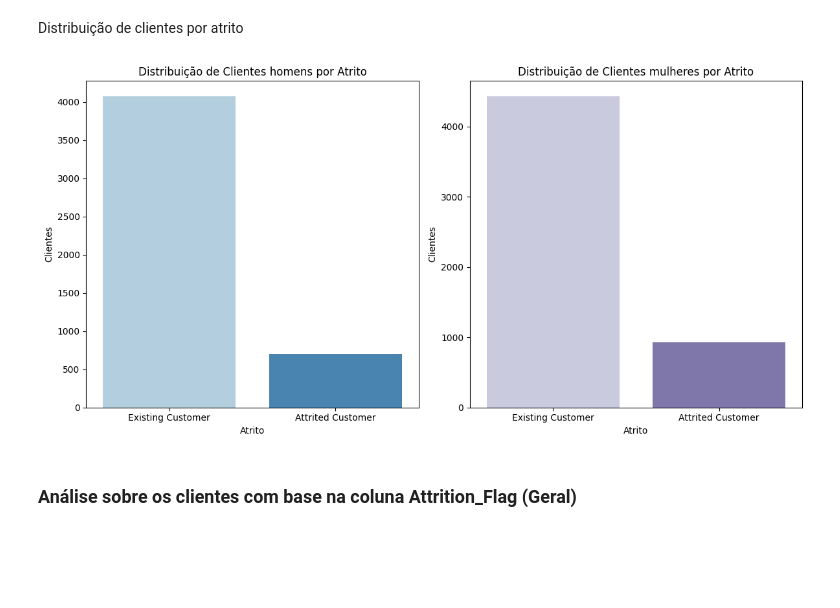
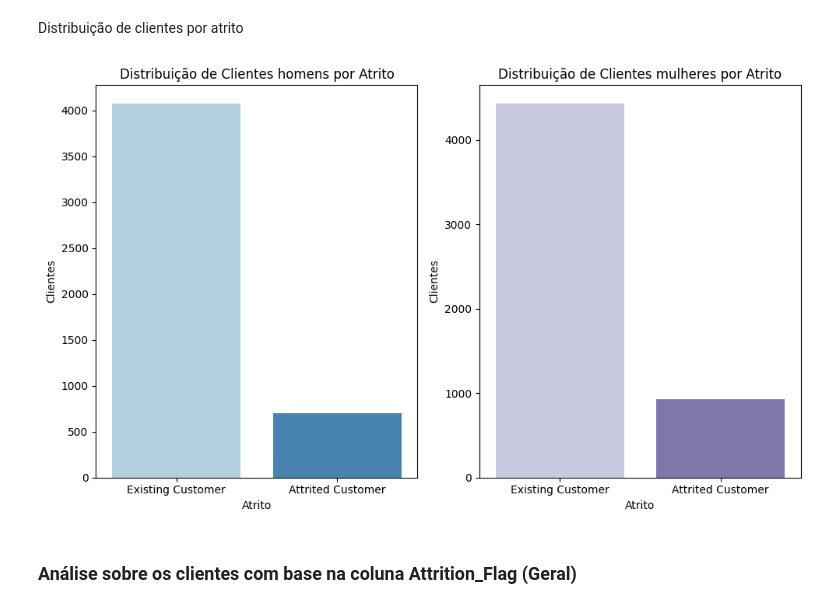
Before and after one commit to GiovanaCardosoTech/Trabalho-de-Estatist-ca, a Jupyter notebook: TrabalhoEstatistica.ipynb, the cells around one changed output. Drawn from its saved outputs; the diff is of its cells as text; code cells hidden in the pictures; blank space fills up the shorter version.

```diff
--- a/TrabalhoEstatistica.ipynb
+++ b/TrabalhoEstatistica.ipynb
@@ -129,27 +129,27 @@ plt.show()
 Distribuição de clientes por atrito
 # %%
 # Criar histogramas
-plt.figure(figsize=(12, 6))
+plt.figure(figsize=(10, 6))
 
 # Criando o primeiro subplot
 plt.subplot(1, 2, 1)
 sns.countplot(data=df_homens, x='Attrition_Flag', hue='Attrition_Flag', palette='Blues')
 plt.title('Distribuição de Clientes homens por Atrito')
 plt.xlabel('Atrito')
 plt.ylabel('Clientes')
 
 # Criando o segundo subplot
 plt.subplot(1, 2, 2)
 sns.countplot(data=df_mulheres, x='Attrition_Flag', hue='Attrition_Flag', palette='Purples')
 plt.title('Distribuição de Clientes mulheres por Atrito')
 plt.xlabel('Atrito')
 plt.ylabel('Clientes')
 
 # Mostrando o subplot
 plt.tight_layout()
 plt.show()
 # %% [output]
-[figure, old version]
+[figure, new version]
 # %% [markdown]
 ### Análise sobre os clientes com base na coluna Attrition_Flag	 (Geral)
 # %%
```
Also changed, not shown: parts of 8 cells of this notebook, 1 other file.
